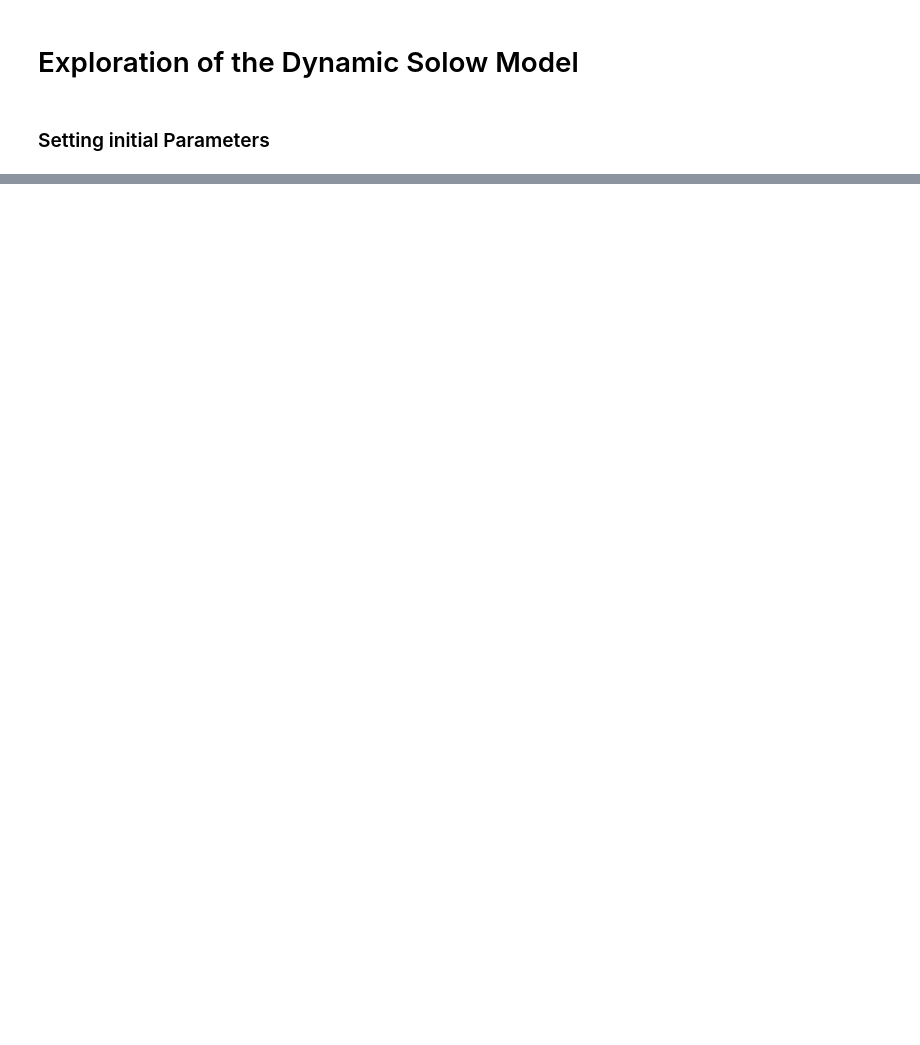
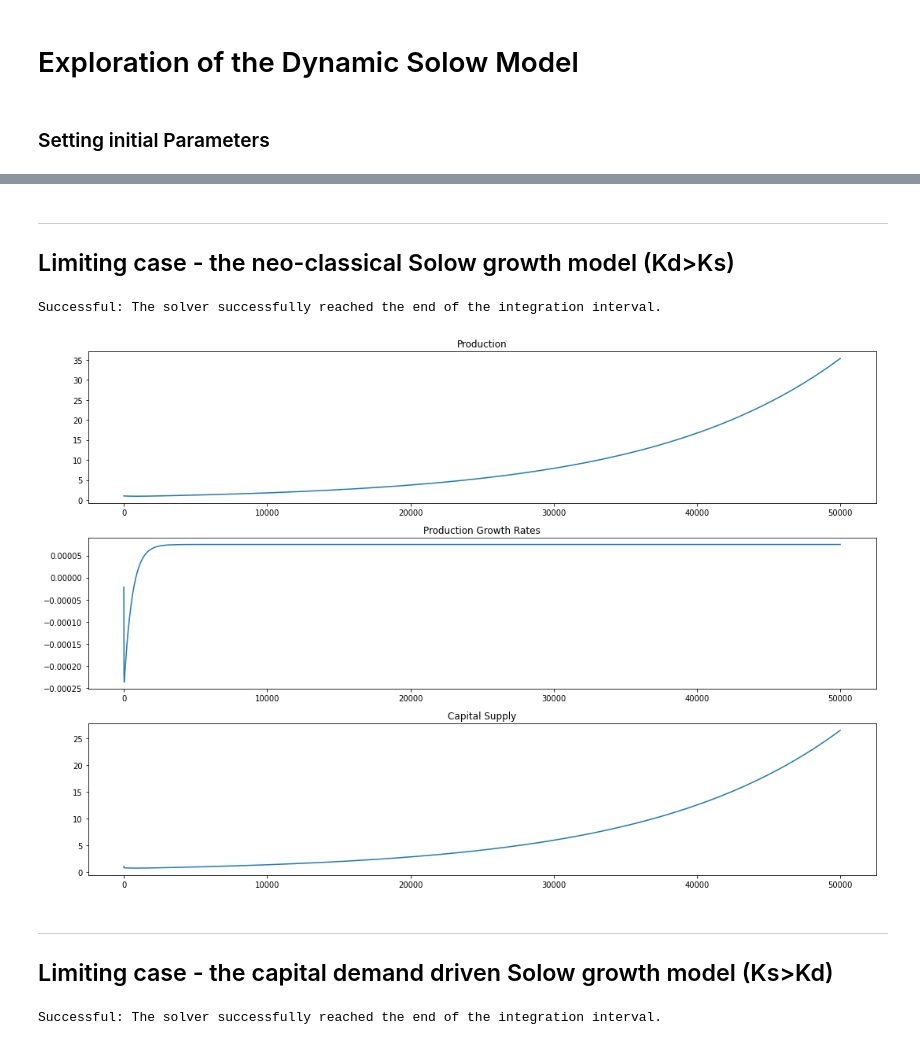
Before and after one commit to KarlNaumann/InteractionEconomics, a Jupyter notebook: solow/results.ipynb, the cells around one changed output, grey strips where cells are left out. Cells and saved outputs as stored; diff of their text form; code cells hidden in the pictures; blank space fills up the shorter version.

```diff
--- a/solow/results.ipynb
+++ b/solow/results.ipynb
@@ -86,0 +119,46 @@ np.sum(y - c < 0)
+# %% [markdown]
+---
+## Limiting case - the neo-classical Solow growth model (Kd>Ks)
+# %%
+# LIMITING CASE - Kd>Ks
+initial_values = {
+    'y':1, 'ks':1, 'kd':0, 's':0, 'h':0, 'tech':1
+}
+
+sm_ks = SolowModel(hh_kwargs=hh_kwargs,
+                   firm_kwargs=firm_kwargs,
+                   capital_kwargs=capital_kwargs,
+                   tech_rate=tech_rate,
+                   ou_kwargs=ou_kwargs,
+                   clearing_form='ks',
+                   v_excess = False
+               )
+
+path = sm_ks.solve(initial_values,t0=t0,t_end=t_end)
+# %% [output]
+Successful: The solver successfully reached the end of the integration interval.
+# %%
+sm_ks.visualise(case = 'ks', save = 'solow_ks.png')
+# %% [output]
+[figure, added]
+# %% [markdown]
+---
+## Limiting case - the capital demand driven Solow growth model (Ks>Kd)
+# %%
+# LIMITING CASE - Ks>Kd
+initial_values = {
+    'y':1, 'ks':1, 'kd':0, 's':0, 'h':0, 'tech':1
+}
+
+sm_kd = SolowModel(hh_kwargs=hh_kwargs,
+                   firm_kwargs=firm_kwargs,
+                   capital_kwargs=capital_kwargs,
+                   tech_rate=tech_rate,
+                   ou_kwargs=ou_kwargs,
+                   clearing_form='kd',
+                   v_excess = False
+               )
+
+path = sm_kd.solve(initial_values,t0=t0,t_end=t_end)
+# %% [output]
+Successful: The solver successfully reached the end of the integration interval.
```
Also changed, not shown: parts of 19 cells of this notebook, 15 other files.
